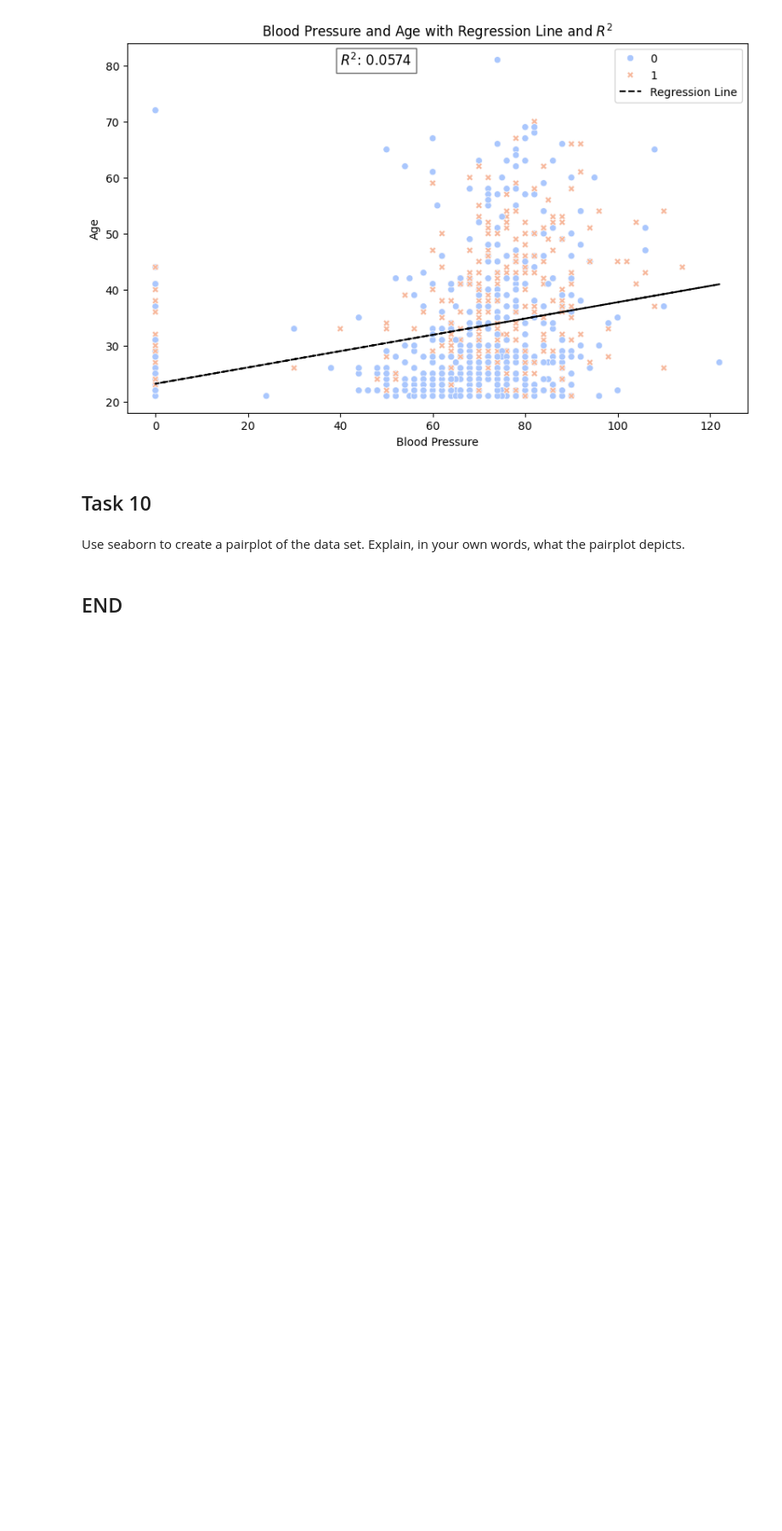
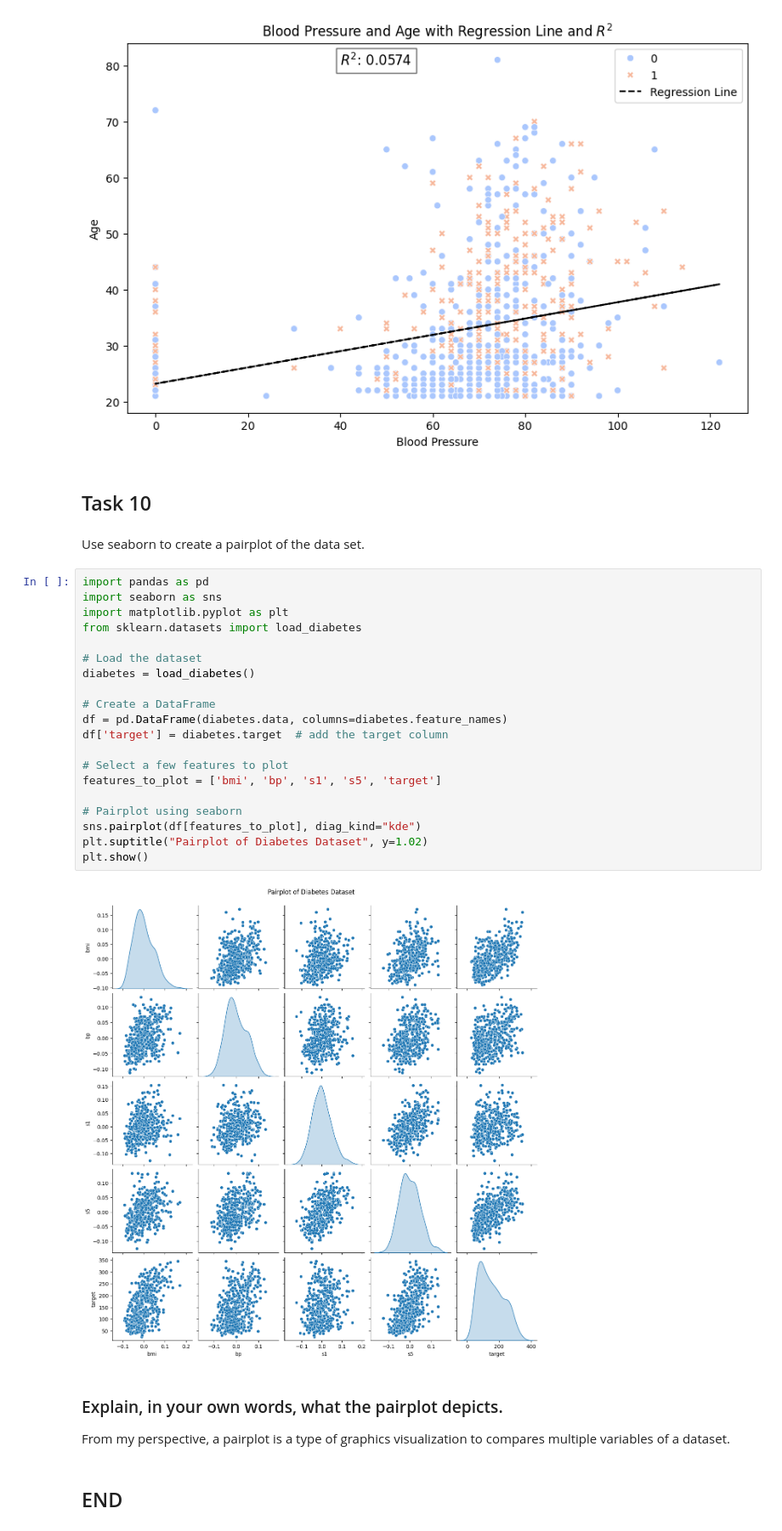
Before and after one commit to IgnacioRiboldi/principles_of_data_analytics, a Jupyter notebook: tasks.ipynb, the cells around one changed output. Shown at 85% size. Cells and saved outputs as stored; diff of their text form; blank space fills up the shorter version.

```diff
--- a/tasks.ipynb
+++ b/tasks.ipynb
@@ -375,6 +375,32 @@ plt.show()
 ## Task 10
 # %% [markdown]
 Use seaborn to create a pairplot of the data set.
-Explain, in your own words, what the pairplot depicts.
+# %%
+import pandas as pd
+import seaborn as sns
+import matplotlib.pyplot as plt
+from sklearn.datasets import load_diabetes
+
+# Load the dataset
+diabetes = load_diabetes()
+
+# Create a DataFrame
+df = pd.DataFrame(diabetes.data, columns=diabetes.feature_names)
+df['target'] = diabetes.target  # add the target column
+
+# Select a few features to plot
+features_to_plot = ['bmi', 'bp', 's1', 's5', 'target']
+
+# Pairplot using seaborn
+sns.pairplot(df[features_to_plot], diag_kind="kde")
+plt.suptitle("Pairplot of Diabetes Dataset", y=1.02)
+plt.show()
+# %% [output]
+[figure, added]
+# %% [markdown]
+### Explain, in your own words, what the pairplot depicts.
+
+
+From my perspective, a pairplot is a type of graphics visualization to compares multiple variables of a dataset.
 # %% [markdown]
 ## END
```
